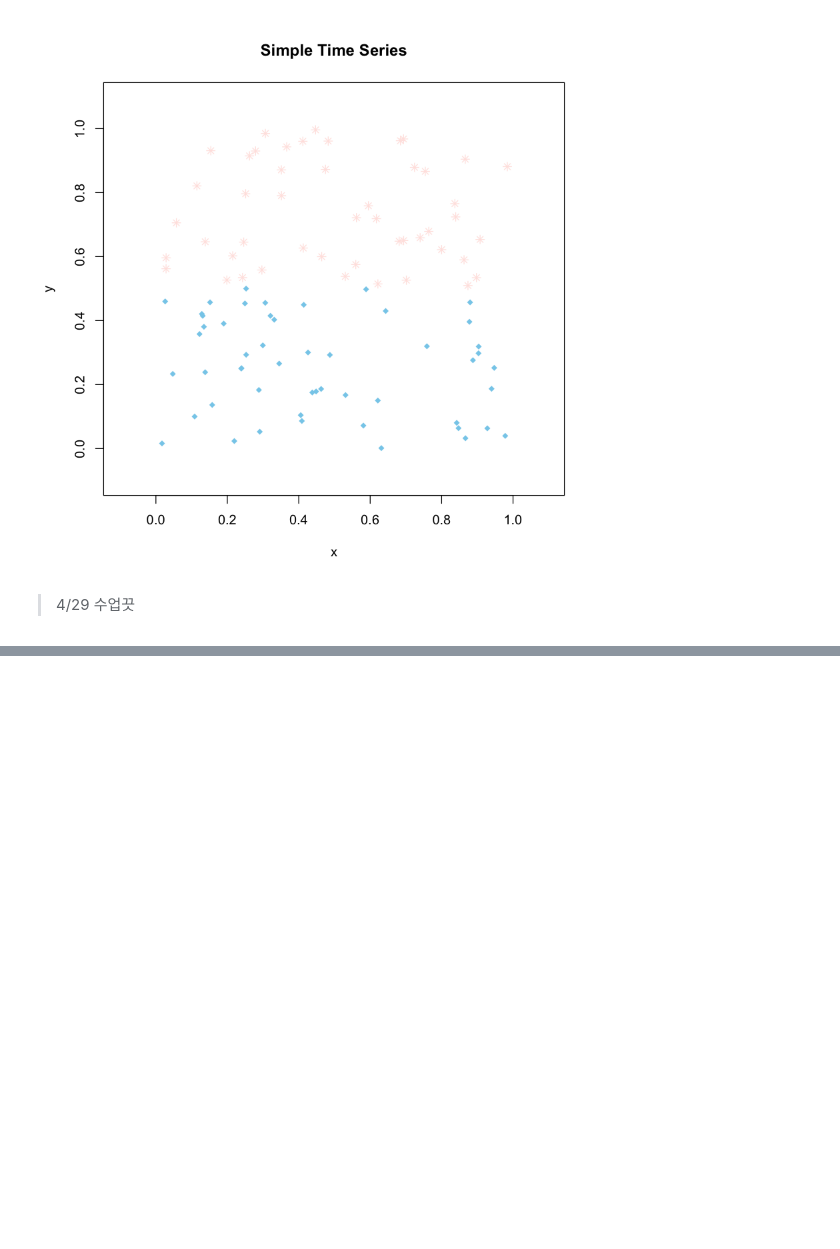
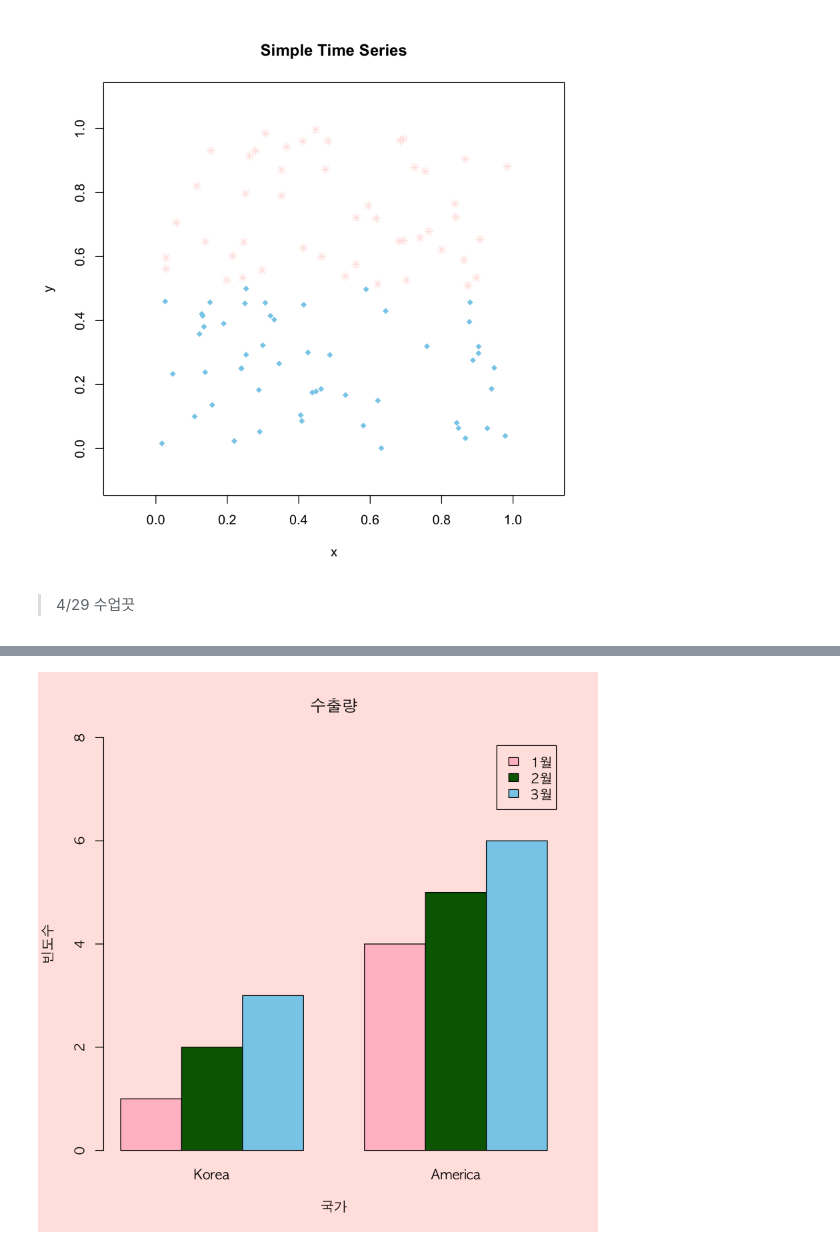
Before and after one commit to monargent0/TJRrrClass, a Jupyter notebook: 09. 데이터시각화.ipynb, the cells around one changed output, grey strips where cells are left out. Cells and saved outputs as stored; diff of their text form; code cells hidden in the pictures; blank space fills up the shorter version.

```diff
--- a/09. 데이터시각화.ipynb
+++ b/09. 데이터시각화.ipynb
@@ -203,0 +287,17 @@ plot(x,
+# %%
+# 누적 막대 그래프 분리후 열별 label 붙이기
+par(family = 'AppleGothic', bg = 'mistyrose')
+rownames(x) <- c('1월','2월','3월')
+barplot(x,
+    beside = T, # 누적 부분 해제 , 열별로 나옴
+    ylim = c(0, 8),
+    names = c('Korea', "America"),
+    #names = c('K1','K2','K3',"K4",'K5','K6'),
+    main = '수출량',
+    xlab = '국가',
+    ylab = '빈도수',
+    col = c('pink','darkgreen','skyblue'),
+    legend.text = T,
+)
+# %% [output]
+[figure, added]
```
Also changed, not shown: parts of 29 cells of this notebook.
